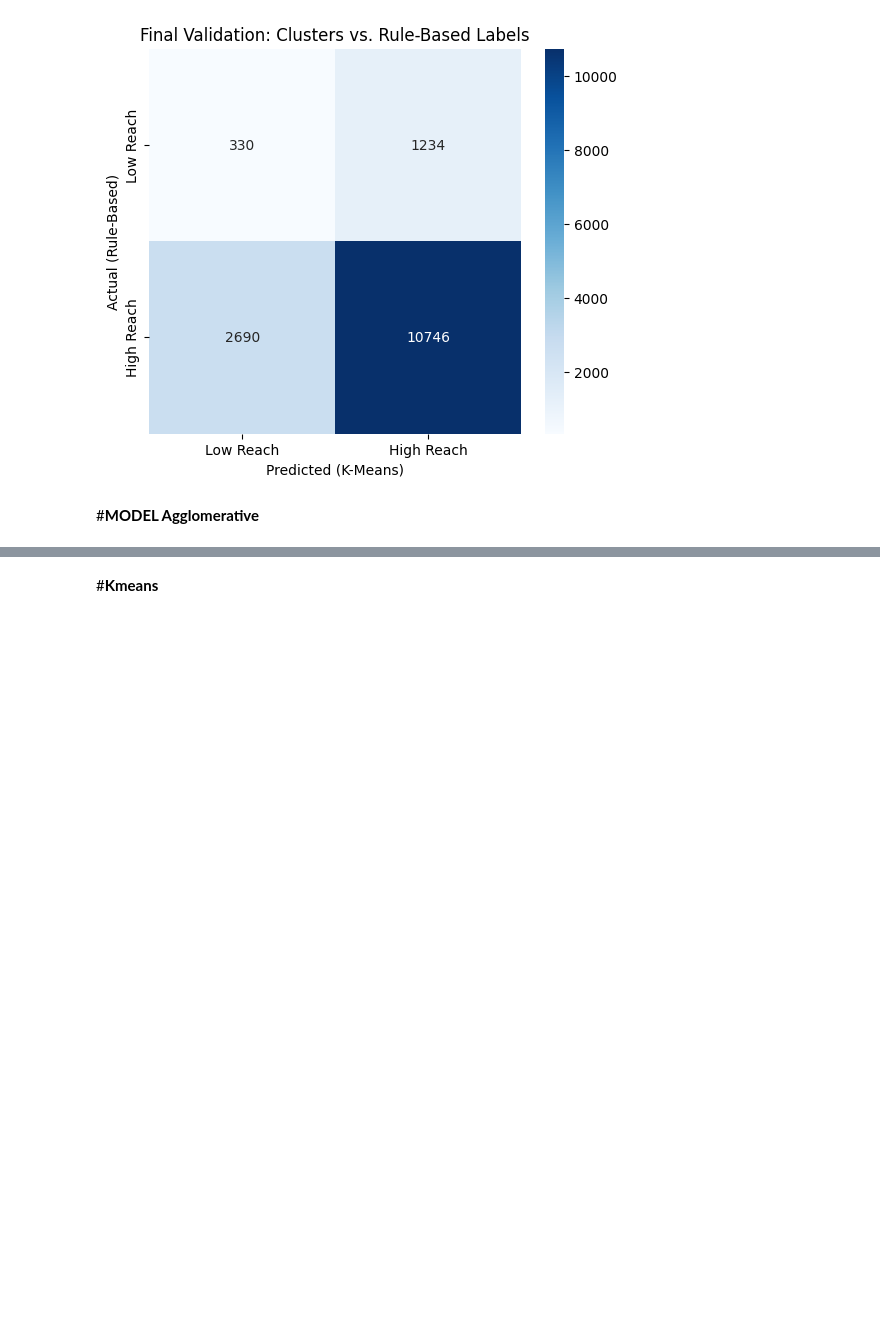
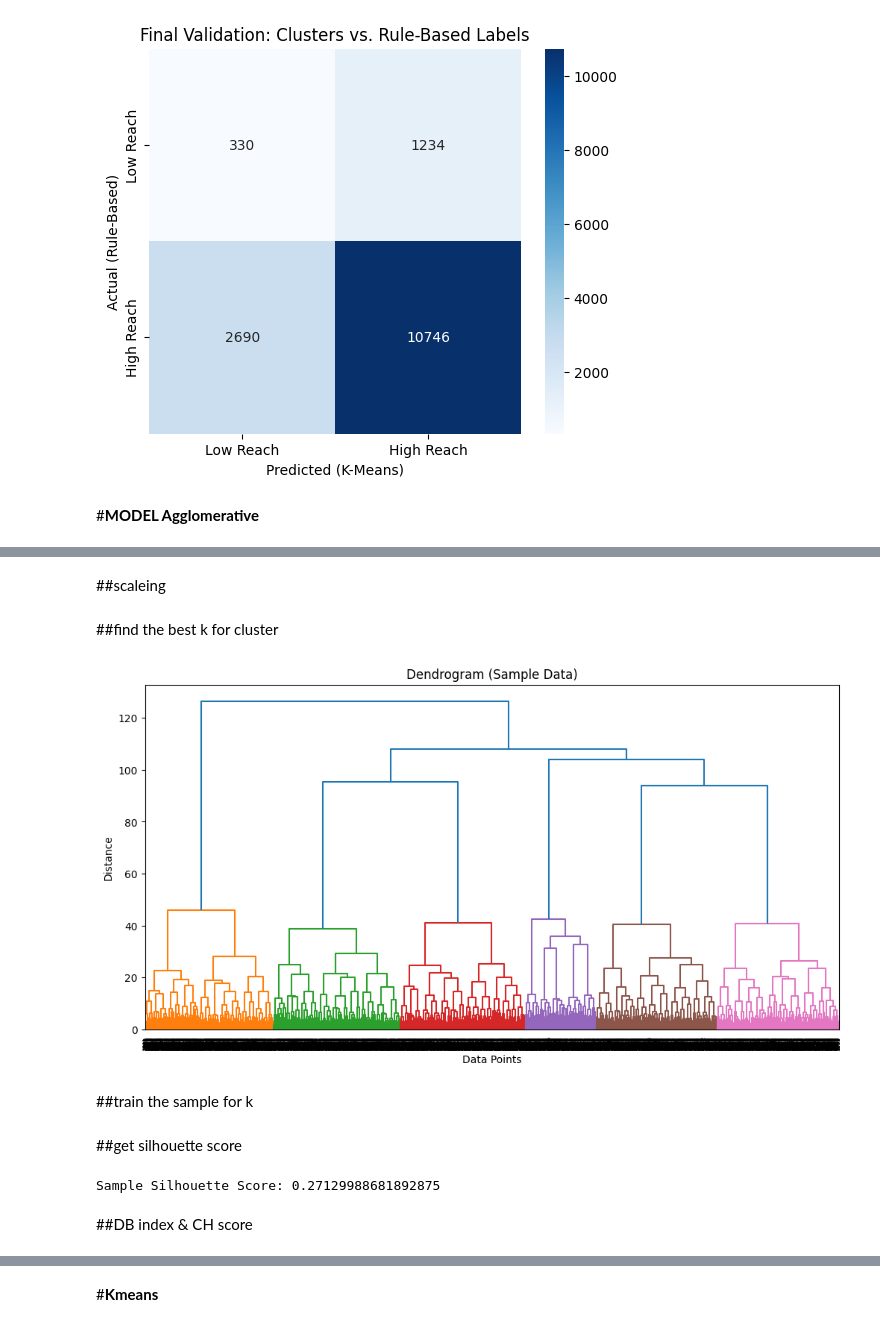
Before and after one commit to praveentecsl/High-Engagement-Content-Classification-model, a Jupyter notebook: SocialMedia_engagement.ipynb, the cells around one changed output, grey strips where cells are left out. Saved outputs shown, nothing was run; the diff lists cells and outputs as text; code cells hidden in the pictures; blank space fills up the shorter version.

Commit message:
add Hierarchical Agglomerative Clustering model to compare the accuracy of Kmeans clustering model

```diff
--- a/SocialMedia_engagement.ipynb
+++ b/SocialMedia_engagement.ipynb
@@ -181,0 +298,28 @@ weighted avg       0.81      0.74      0.77     15000
+# %% [markdown]
+##scaleing
+# %%
+from sklearn.preprocessing import StandardScaler
+
+scaler = StandardScaler()
+X_scaled = scaler.fit_transform(X_final)
+# %% [markdown]
+##find the best k for cluster
+# %%
+from scipy.cluster.hierarchy import linkage, dendrogram
+import matplotlib.pyplot as plt
+
+# Take a sample (important)
+sample = X_scaled[:5000]
+
+Z = linkage(sample, method='ward')
+
+plt.figure(figsize=(12,6))
+dendrogram(Z)
+plt.title("Dendrogram (Sample Data)")
+plt.xlabel("Data Points")
+plt.ylabel("Distance")
+plt.show()
+# %% [output]
+[figure, added]
+# %% [markdown]
+##train the sample for k
@@ -181,0 +337,11 @@ weighted avg       0.81      0.74      0.77     15000
+# %% [markdown]
+##get silhouette score
+# %%
+from sklearn.metrics import silhouette_score
+
+sil_score = silhouette_score(sample, sample_labels)
+print("Sample Silhouette Score:", sil_score)
+# %% [output]
+Sample Silhouette Score: 0.27129988681892875
+# %% [markdown]
+##DB index & CH score
```
Also changed, not shown: parts of 22 cells of this notebook.
